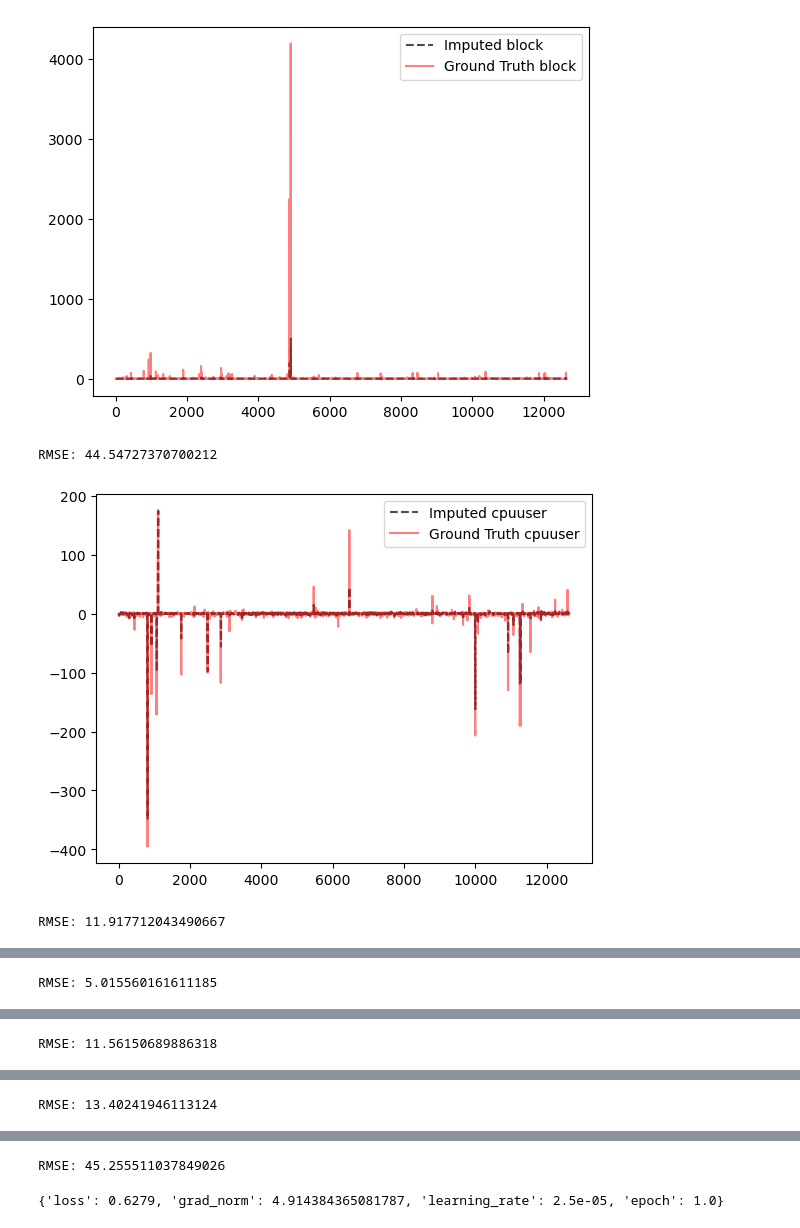
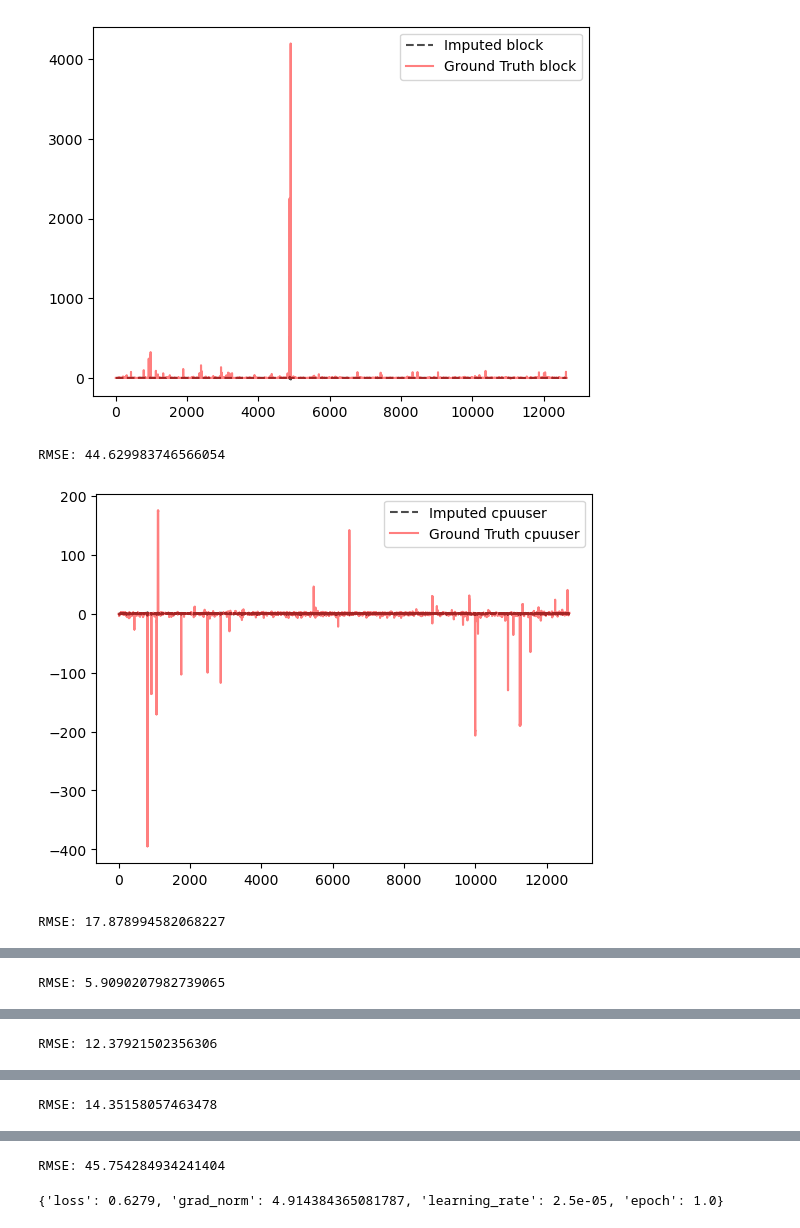
Before and after one commit to LeedsDaniel/Data_Center_ML, a Jupyter notebook: notebook.ipynb, the cells around one changed output, grey strips where cells are left out. Cells and saved outputs as stored; diff of their text form; code cells hidden in the pictures.

```diff
--- a/notebook.ipynb
+++ b/notebook.ipynb
@@ -18,7 +18,7 @@ id_columns = ['job_id', 'host']
 forecast_columns = ['block','cpuuser','gpu_usage','memused','memused_minus_diskcache','nfs']
 context_length = 12
 forecast_horizon = 1
-patch_length = 4
+patch_length = 6
 num_workers = 12
 batch_size = 64
 # %%
@@ -108,9 +108,9 @@ config = PatchTSTConfig(
     prediction_length=forecast_horizon,
     random_mask_ratio=0.2,
     d_model=90, # 128
-    num_attention_heads=3, # 16
-    num_hidden_layers=2,
-    ffn_dim=256,
+    num_attention_heads=15, # 16
+    num_hidden_layers=3,
+    ffn_dim=180, # 256
     dropout=0.2,
     head_dropout=0.2,
     pooling_type=None,
@@ -118,14 +118,14 @@ config = PatchTSTConfig(
     scaling="std",
     loss="mse",
     pre_norm=True,
-    norm_type="batchnorm",
+    norm_type="layernorm",
 )
 model = PatchTSTForPrediction(config)
 
 training_args = TrainingArguments(
     output_dir=r"Data\results",
     overwrite_output_dir=True,
-    num_train_epochs=10,
+    num_train_epochs=50,
     do_eval=True,
     evaluation_strategy="epoch",
     per_device_train_batch_size=batch_size,
@@ -238,0 +298,2 @@ RMSE: 45.46193301560796
+# %%
+trainer.train()
@@ -239,18 +325,20 @@ RMSE: 45.46193301560796
+# %%
+predictions = trainer.predict(test_dataset=val_dataset)
 # %%
-val_out = trainer_prediction_output_to_df(predictions, 1)
+val_out = trainer_prediction_output_to_df(predictions, 0)
 val_p = val_out[val_out['type']=='prediction']
 val_t = val_out[val_out['type']=='truth'].reset_index(drop=True)
 for col in forecast_columns:
   plt.plot(val_p.index, val_p[col], label=f'Imputed {col}', linestyle='--', color='black', alpha=0.7)
   plt.plot(val_t.index, val_t[col], label=f'Ground Truth {col}', linestyle='-', color='red', alpha=0.5)
   plt.legend()
   plt.show()
   plt.close()
   error = val_p[col].to_numpy()-val_t[col].to_numpy()
   errors_squared = error**2
   print(f"RMSE: {math.sqrt(np.mean(errors_squared))}")
 # %% [output]
-[figure, old version]
+[figure, new version]
-RMSE: 44.54727370700212
+RMSE: 44.629983746566054
-[figure, old version]
+[figure, new version]
-RMSE: 11.917712043490667
+RMSE: 17.878994582068227
@@ -258 +346 @@ RMSE: 11.917712043490667
-RMSE: 5.015560161611185
+RMSE: 5.9090207982739065
@@ -260 +348 @@ RMSE: 5.015560161611185
-RMSE: 11.56150689886318
+RMSE: 12.37921502356306
@@ -262 +350 @@ RMSE: 11.56150689886318
-RMSE: 13.40241946113124
+RMSE: 14.35158057463478
@@ -264,4 +352,4 @@ RMSE: 13.40241946113124
-RMSE: 45.255511037849026
+RMSE: 45.754284934241404
 # %%
 # alt
 
```
Also changed, not shown: parts of 6 cells of this notebook.
